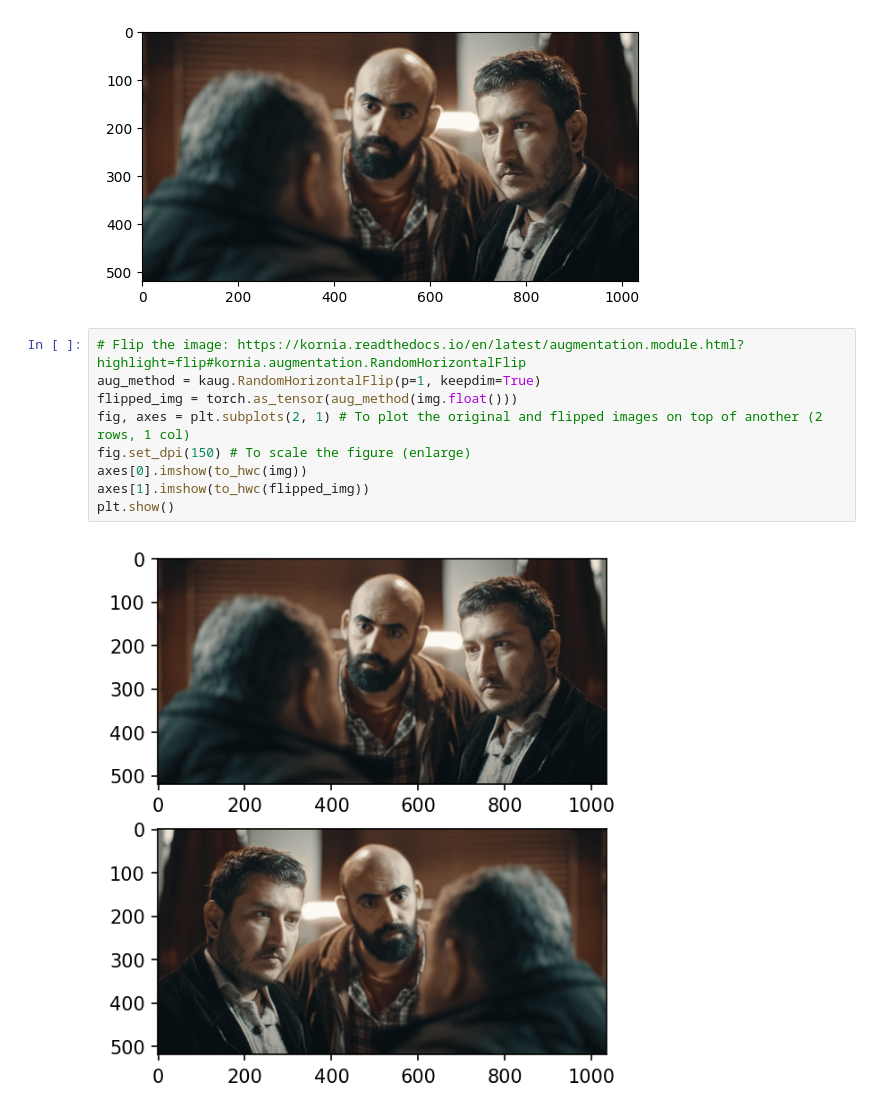
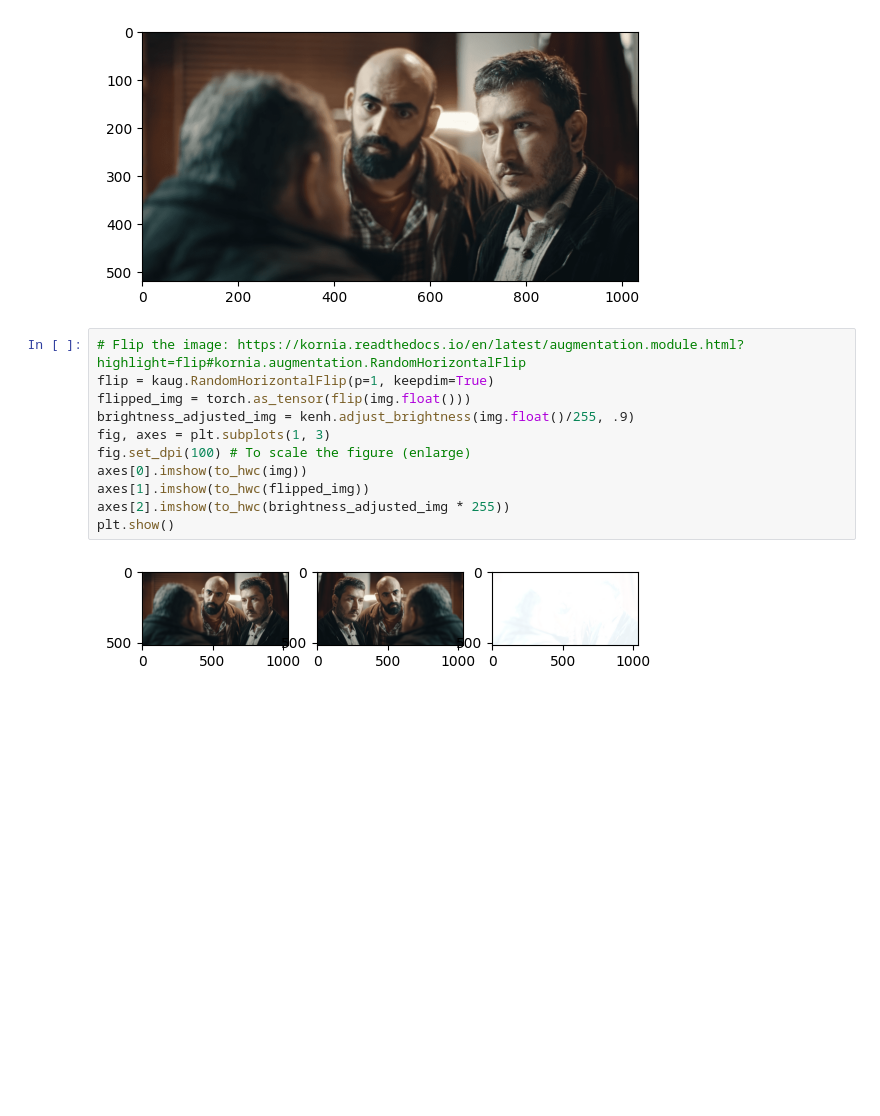
Before and after one commit to brkdnmz/vision-kornia, a Jupyter notebook: main.ipynb, the cells around one changed output. Saved outputs shown, nothing was run; the diff lists cells and outputs as text; blank space fills up the shorter version.

Commit message:
Add brightness adjustment

```diff
--- a/main.ipynb
+++ b/main.ipynb
@@ -19,12 +20,14 @@ plt.show()
 [figure]
 # %%
 # Flip the image: https://kornia.readthedocs.io/en/latest/augmentation.module.html?highlight=flip#kornia.augmentation.RandomHorizontalFlip
-aug_method = kaug.RandomHorizontalFlip(p=1, keepdim=True)
-flipped_img = torch.as_tensor(aug_method(img.float()))
-fig, axes = plt.subplots(2, 1) # To plot the original and flipped images on top of another (2 rows, 1 col)
-fig.set_dpi(150) # To scale the figure (enlarge)
+flip = kaug.RandomHorizontalFlip(p=1, keepdim=True)
+flipped_img = torch.as_tensor(flip(img.float()))
+brightness_adjusted_img = kenh.adjust_brightness(img.float()/255, .9)
+fig, axes = plt.subplots(1, 3)
+fig.set_dpi(100) # To scale the figure (enlarge)
 axes[0].imshow(to_hwc(img))
 axes[1].imshow(to_hwc(flipped_img))
+axes[2].imshow(to_hwc(brightness_adjusted_img * 255))
 plt.show()
 # %% [output]
-[figure, old version]
+[figure, new version]
```
Also changed, not shown: parts of 1 cell of this notebook.
